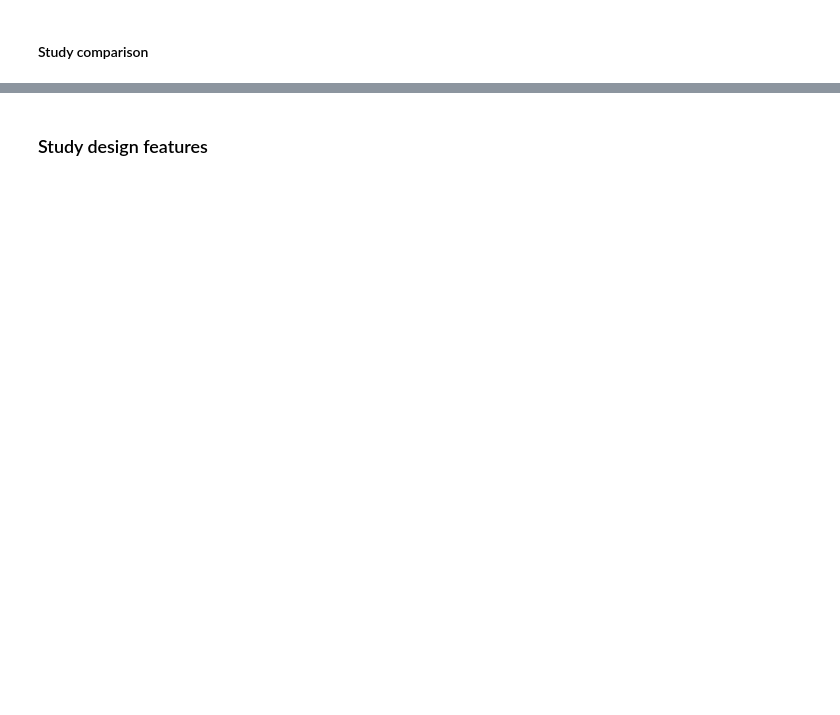
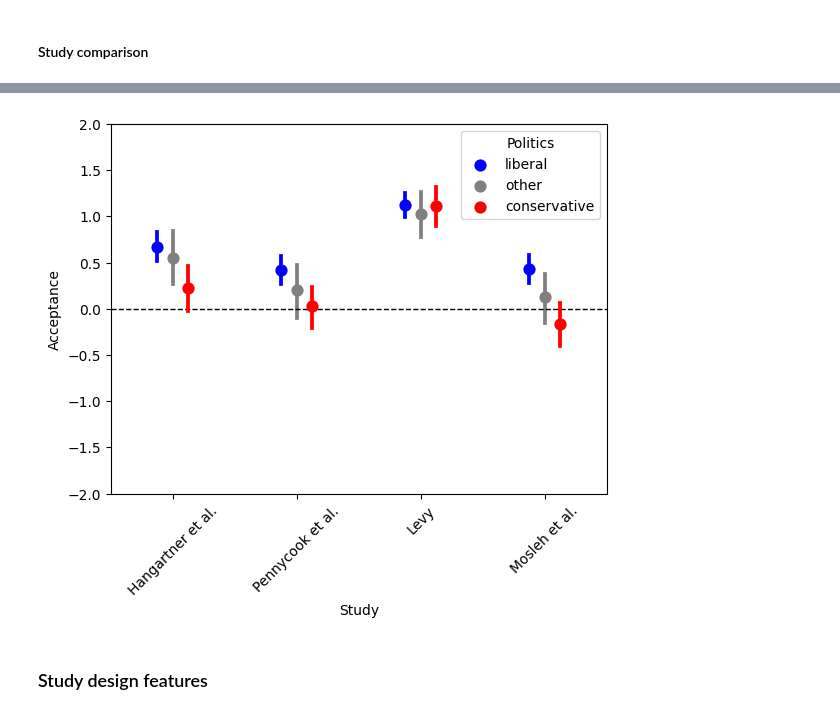
Before and after one commit to vincejstraub/article-digex-survey, a Jupyter notebook: code/notebooks/03-digex-exploratory-analysis.ipynb, the cells around one changed output, grey strips where cells are left out. Saved outputs shown, nothing was run; the diff lists cells and outputs as text; code cells hidden in the pictures; blank space fills up the shorter version.

```diff
--- a/code/notebooks/03-digex-exploratory-analysis.ipynb
+++ b/code/notebooks/03-digex-exploratory-analysis.ipynb
@@ -282,0 +187,20 @@ plt.show()
+# %%
+# Create a list to hold the re-coded values
+recoded_values = []
+
+# Iterate over the values in the column
+for value in digex_df['politic_views']:
+    # Check the value and assign a new value based on the criteria
+    if value in ["Very liberal", "Slightly liberal"]:
+        recoded_value = "liberal"
+    elif value in ["Very conservative", "Slightly conservative"]:
+        recoded_value = "conservative"
+    else:
+        recoded_value = "other"
+
+    # Add the recoded value to the list
+    recoded_values.append(recoded_value)
+# %%
+digex_df['Politics'] = recoded_values
+# %%
+study_comparison = digex_df[['Politics', 'Hangartner et al.', 'Pennycook et al.', 'Levy', 'Mosleh et al.']]
@@ -282,0 +216,4 @@ plt.show()
+# %%
+# Use the melt function to reshape the dataframe
+study_comparison = study_comparison.melt(id_vars="Politics", var_name="Study", value_name="value")
+study_comparison
@@ -283,2 +234,24 @@ plt.show()
+# %%
+# Use seaborn's pointplot function to create the error plot
+sns.pointplot(x="Study", y="value", hue="Politics", data=study_comparison, dodge=0.25, join=False,
+              palette={"liberal": "blue", "conservative": "red", "other": "grey"})
+
+# Get the current tick locations and labels
+xticks, xticklabels = plt.xticks()
+
+# Set the tick labels to be rotated by 45 degrees
+plt.xticks(xticks, xticklabels, rotation=45)
+
+# Adjust the y axis
+plt.ylim(-2, 2)
+plt.ylabel("Acceptance")
+
+# Add a thin, dashed, horizontal line through 0 on the y-axis using the axhline function
+plt.axhline(0, linestyle="--", linewidth=1, color="black")
+
+# Show the plot
+plt.show()
+# %% [output]
+[figure, added]
 # %% [markdown]
 ### Study design features
```
Also changed, not shown: parts of 25 cells of this notebook.
